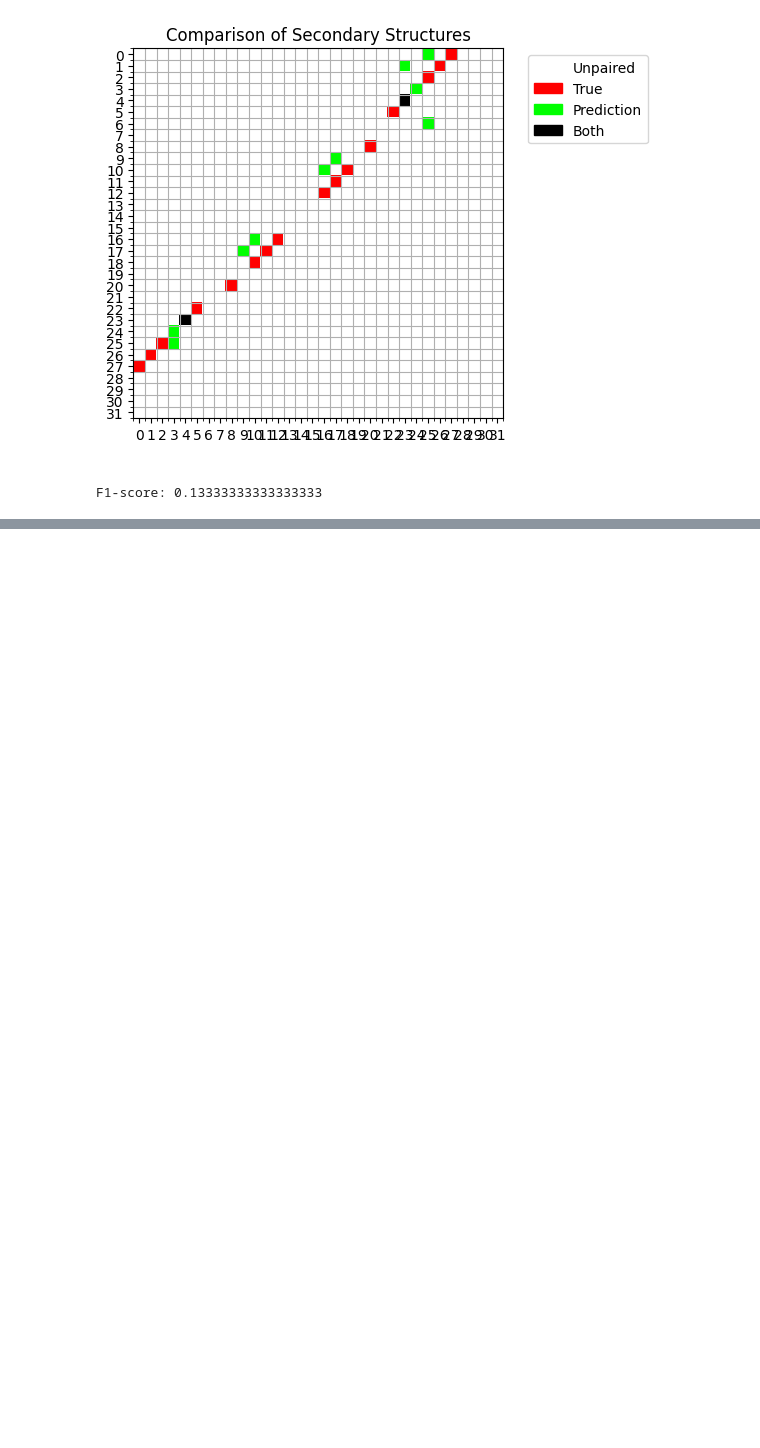
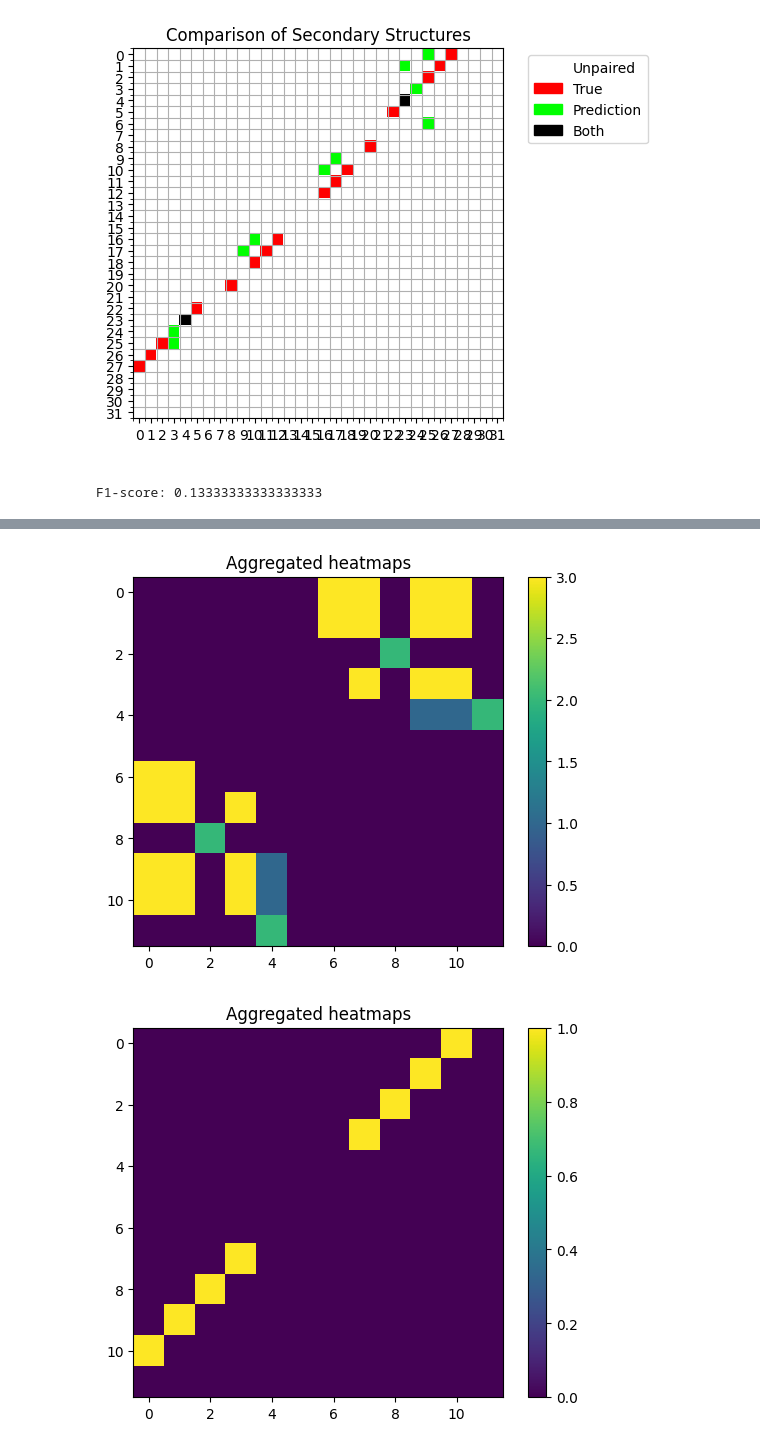
Before and after one commit to Vincent-Therrien/diurnal, a Jupyter notebook: demo/synthetic_pipeline.ipynb, the cells around one changed output, grey strips where cells are left out. Drawn from its saved outputs; the diff is of its cells as text; code cells hidden in the pictures; blank space fills up the shorter version.

Commit message:
Techniques de compression des structures

```diff
--- a/demo/synthetic_pipeline.ipynb
+++ b/demo/synthetic_pipeline.ipynb
@@ -400,0 +315,10 @@ array([1., 2., 3.])
+# %%
+p, s = synthetic.make_structures(12)
+potential_pairings = structure.Primary.to_matrix(p, map=structure.Schemes.IUPAC_PAIRINGS_SCALARS)
+contact = structure.Secondary.to_matrix(s)
+
+visualize.heatmap(potential_pairings)
+visualize.heatmap(contact)
+# %% [output]
+[figure, added]
+[figure, added]
```
Also changed, not shown: parts of 10 cells of this notebook, 3 other files.
